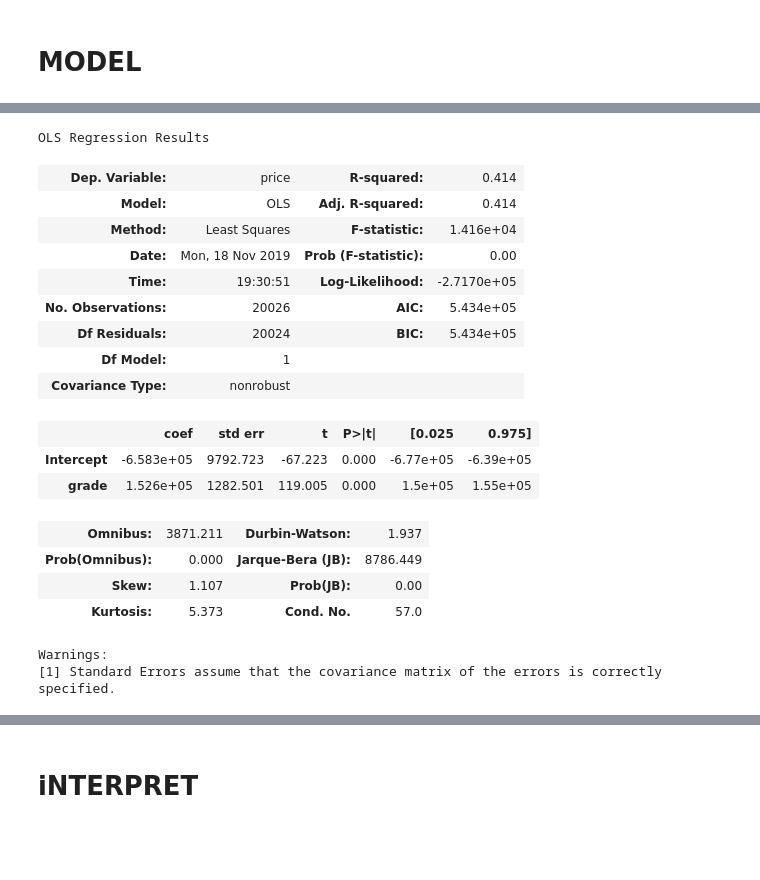
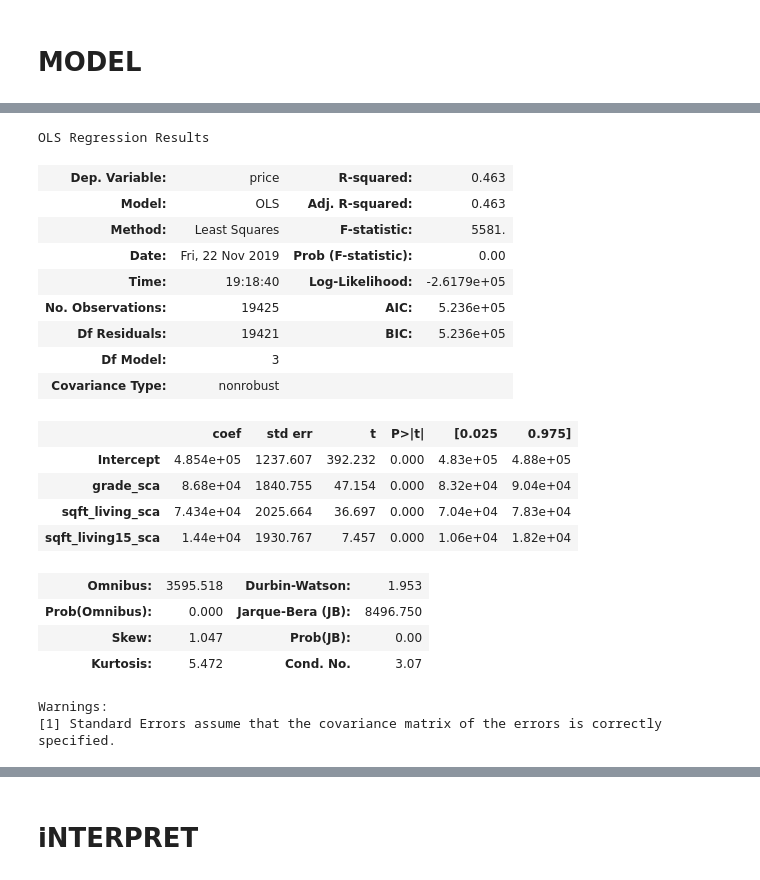
Before and after one commit to CoachCooz/fsds_pt_100719_cohort_notes, a Jupyter notebook: Mod 1 Project/study_group_starter_nb.ipynb, the cells around one changed output, grey strips where cells are left out. Saved outputs shown, nothing was run; the diff lists cells and outputs as text; code cells hidden in the pictures; blank space fills up the shorter version.

```diff
--- a/Mod 1 Project/study_group_starter_nb.ipynb
+++ b/Mod 1 Project/study_group_starter_nb.ipynb
@@ -780,0 +860,8 @@ abs(df.corr()) > 0.75
+# %%
+scaler = StandardScaler()
+col_data = df_clean['lat'].values.reshape(-1,1)
+scale_data = scaler.fit_transform(col_data)
+df_clean['lat_sca'] = scale_data.flatten()
+
+x = df_clean['lat_sca']
+ax = sns.distplot(x)
@@ -780,0 +875,8 @@ abs(df.corr()) > 0.75
+# %%
+scaler = StandardScaler()
+col_data = df_clean['long'].values.reshape(-1,1)
+scale_data = scaler.fit_transform(col_data)
+df_clean['long_sca'] = scale_data.flatten()
+
+x = df_clean['long_sca']
+ax = sns.distplot(x)
@@ -780,0 +890,8 @@ abs(df.corr()) > 0.75
+# %%
+scaler = StandardScaler()
+col_data = df_clean['sqft_living15'].values.reshape(-1,1)
+scale_data = scaler.fit_transform(col_data)
+df_clean['sqft_living15_sca'] = scale_data.flatten()
+
+x = df_clean['sqft_living15_sca']
+ax = sns.distplot(x)
@@ -830,23 +1017,29 @@ f = 'price~grade'
+# %%
+f = 'price~grade_sca+sqft_living_sca+sqft_living15_sca'
 # %%
-model = ols(formula=f, data=df).fit()
+#Revised Model - After cleaning and transforming
+#Huh?????????
+model = ols(formula=f, data=df_clean).fit()
 model.summary()
 # %% [output]
 OLS Regression Results
-| Dep. Variable: | price | R-squared: | 0.414 |
-| Model: | OLS | Adj. R-squared: | 0.414 |
-| Method: | Least Squares | F-statistic: | 1.416e+04 |
-| Date: | Mon, 18 Nov 2019 | Prob (F-statistic): | 0.00 |
-| Time: | 19:30:51 | Log-Likelihood: | -2.7170e+05 |
-| No. Observations: | 20026 | AIC: | 5.434e+05 |
-| Df Residuals: | 20024 | BIC: | 5.434e+05 |
-| Df Model: | 1 |  |  |
+| Dep. Variable: | price | R-squared: | 0.463 |
+| Model: | OLS | Adj. R-squared: | 0.463 |
+| Method: | Least Squares | F-statistic: | 5581. |
+| Date: | Fri, 22 Nov 2019 | Prob (F-statistic): | 0.00 |
+| Time: | 19:18:40 | Log-Likelihood: | -2.6179e+05 |
+| No. Observations: | 19425 | AIC: | 5.236e+05 |
+| Df Residuals: | 19421 | BIC: | 5.236e+05 |
+| Df Model: | 3 |  |  |
 | Covariance Type: | nonrobust |  |  |
 |  | coef | std err | t | P>|t| | [0.025 | 0.975] |
-| Intercept | -6.583e+05 | 9792.723 | -67.223 | 0.000 | -6.77e+05 | -6.39e+05 |
-| grade | 1.526e+05 | 1282.501 | 119.005 | 0.000 | 1.5e+05 | 1.55e+05 |
+| Intercept | 4.854e+05 | 1237.607 | 392.232 | 0.000 | 4.83e+05 | 4.88e+05 |
+| grade_sca | 8.68e+04 | 1840.755 | 47.154 | 0.000 | 8.32e+04 | 9.04e+04 |
+| sqft_living_sca | 7.434e+04 | 2025.664 | 36.697 | 0.000 | 7.04e+04 | 7.83e+04 |
+| sqft_living15_sca | 1.44e+04 | 1930.767 | 7.457 | 0.000 | 1.06e+04 | 1.82e+04 |
-| Omnibus: | 3871.211 | Durbin-Watson: | 1.937 |
-| Prob(Omnibus): | 0.000 | Jarque-Bera (JB): | 8786.449 |
-| Skew: | 1.107 | Prob(JB): | 0.00 |
-| Kurtosis: | 5.373 | Cond. No. | 57.0 |
+| Omnibus: | 3595.518 | Durbin-Watson: | 1.953 |
+| Prob(Omnibus): | 0.000 | Jarque-Bera (JB): | 8496.750 |
+| Skew: | 1.047 | Prob(JB): | 0.00 |
+| Kurtosis: | 5.472 | Cond. No. | 3.07 |
 Warnings:
 [1] Standard Errors assume that the covariance matrix of the errors is correctly specified.
```
Also changed, not shown: parts of 138 cells of this notebook.
